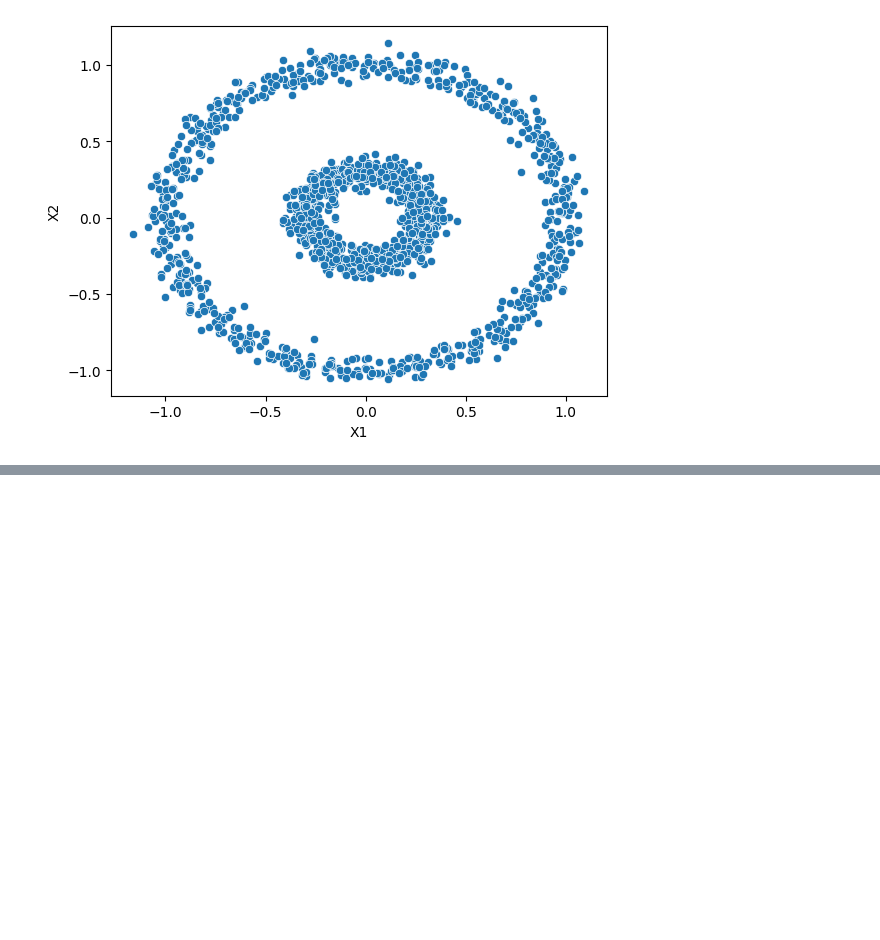
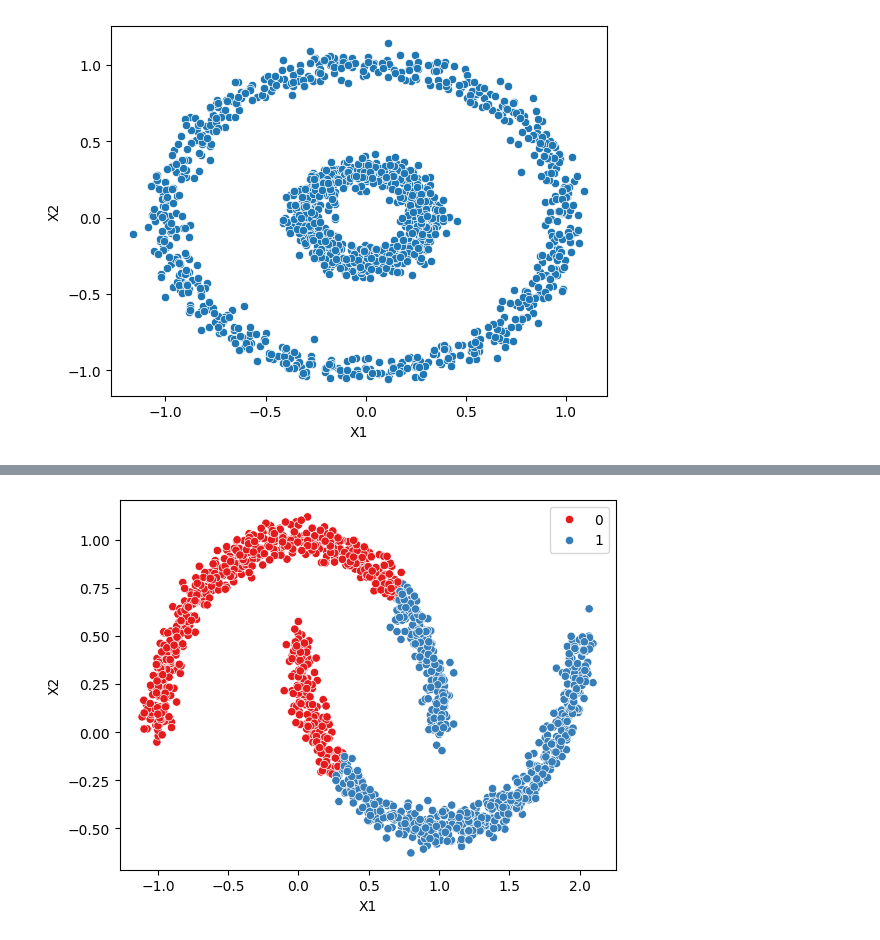
Before and after one commit to anson10/Deep-Learning-Journey, a Jupyter notebook: DBSCAN/DBSCAN-vs-K_Means.ipynb, the cells around one changed output, grey strips where cells are left out. Drawn from its saved outputs; the diff is of its cells as text; code cells hidden in the pictures; blank space fills up the shorter version.

```diff
--- a/DBSCAN/DBSCAN-vs-K_Means.ipynb
+++ b/DBSCAN/DBSCAN-vs-K_Means.ipynb
@@ -56,0 +70,6 @@ sns.scatterplot(data=circles, x='X1', y='X2')
+# %%
+model = KMeans(n_clusters=2)
+
+categories(model, moons)
+# %% [output]
+[figure, added]
```
Also changed, not shown: parts of 8 cells of this notebook.
